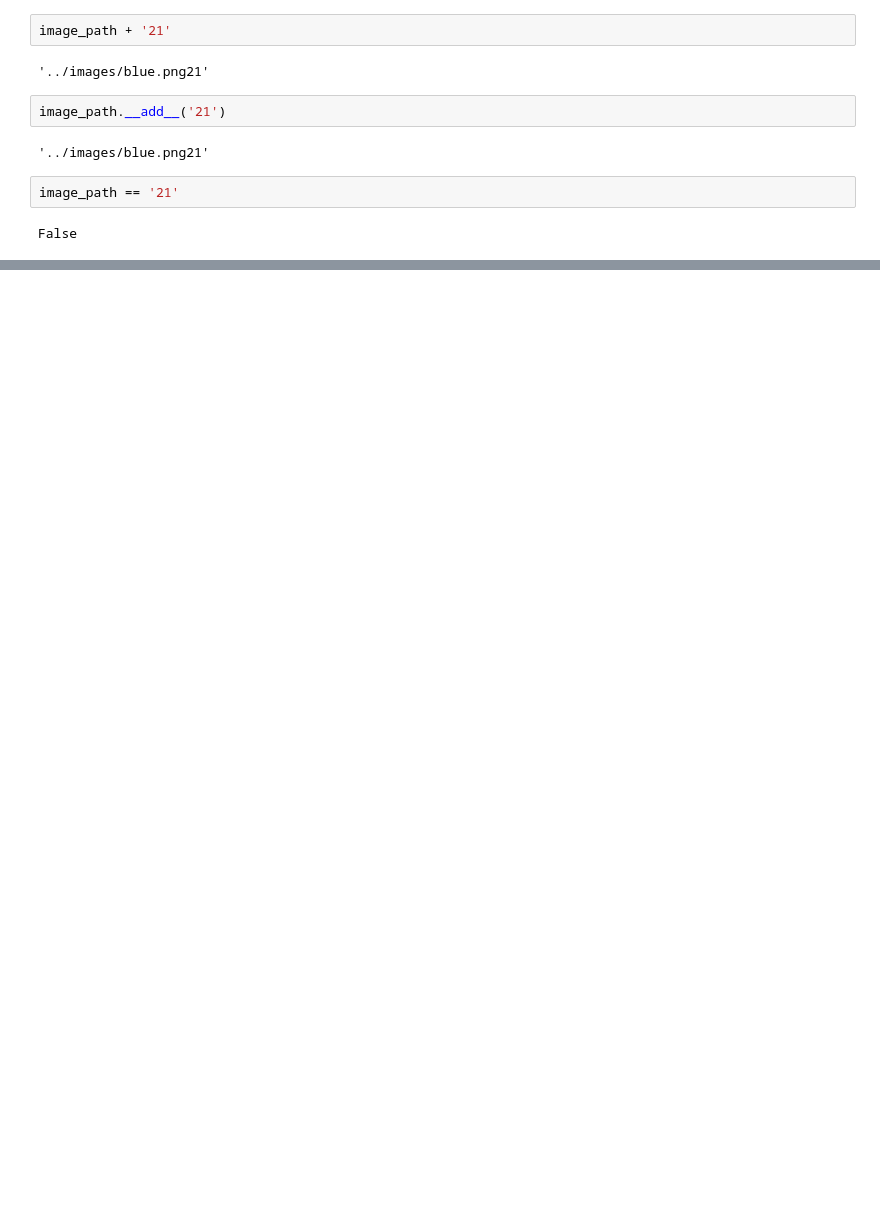
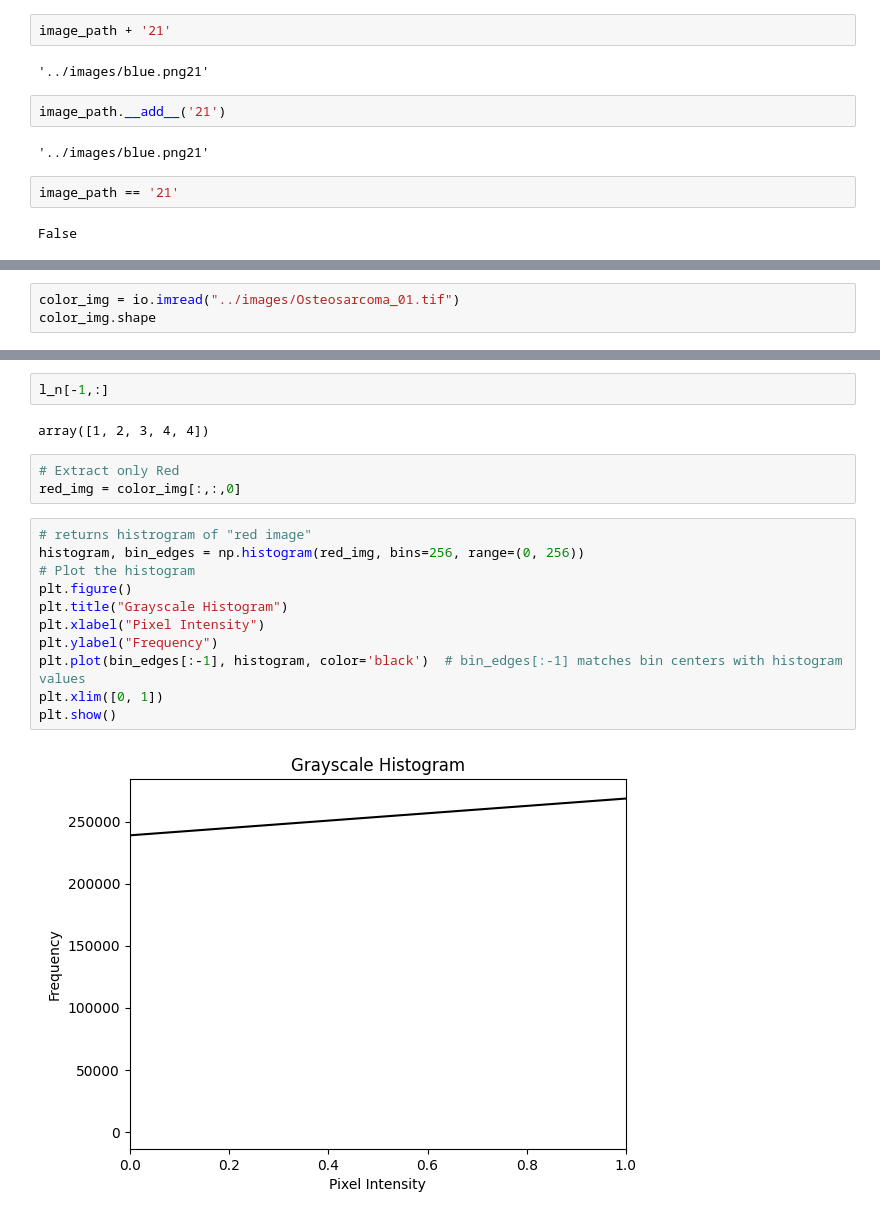
Before and after one commit to bipin-a/cosc-32001-computer-vision, a Jupyter notebook: basics/basics.ipynb, the cells around one changed output, grey strips where cells are left out. Drawn from its saved outputs; the diff is of its cells as text; blank space fills up the shorter version.

```diff
--- a/basics/basics.ipynb
+++ b/basics/basics.ipynb
@@ -118,0 +143,3 @@ plt.show()
+# %%
+color_img = io.imread("../images/Osteosarcoma_01.tif")
+color_img.shape
@@ -118,0 +176,20 @@ plt.show()
+# %%
+l_n[-1,:]
+# %% [output]
+array([1, 2, 3, 4, 4])
+# %%
+# Extract only Red
+red_img = color_img[:,:,0]
+# %%
+# returns histrogram of "red image"
+histogram, bin_edges = np.histogram(red_img, bins=256, range=(0, 256))
+# Plot the histogram
+plt.figure()
+plt.title("Grayscale Histogram")
+plt.xlabel("Pixel Intensity")
+plt.ylabel("Frequency")
+plt.plot(bin_edges[:-1], histogram, color='black')  # bin_edges[:-1] matches bin centers with histogram values
+plt.xlim([0, 1])
+plt.show()
+# %% [output]
+[figure, added]
```
Also changed, not shown: parts of 39 cells of this notebook, 2 other files.
